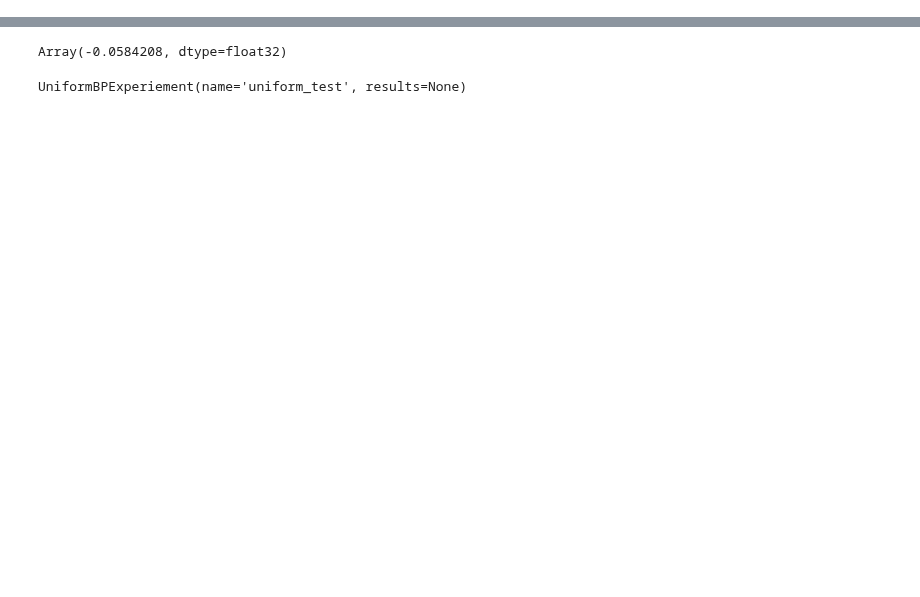
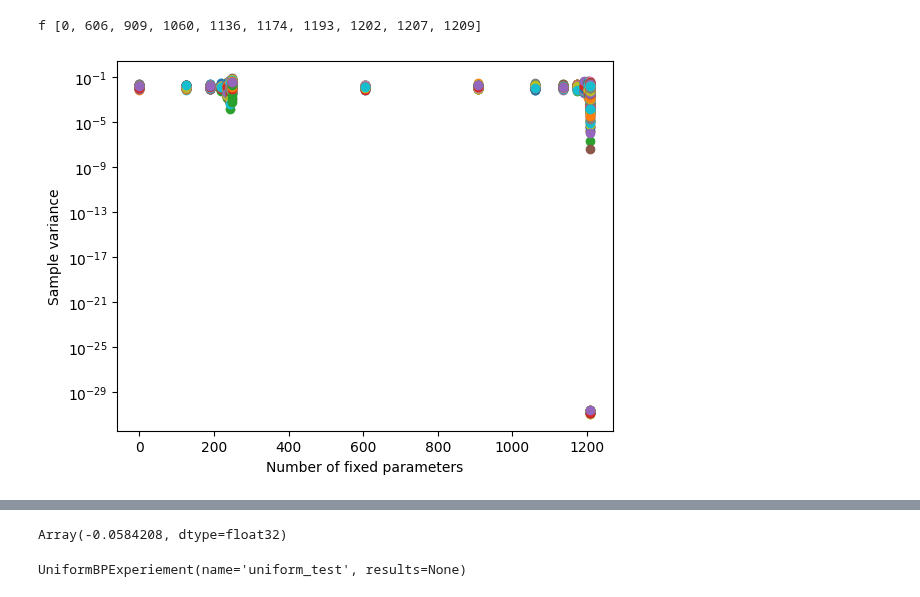
Before and after one commit to idnm/barren_traps, a Jupyter notebook: barren_traps.ipynb, the cells around one changed output, grey strips where cells are left out. Cells and saved outputs as stored; diff of their text form; code cells hidden in the pictures; blank space fills up the shorter version.

```diff
--- a/barren_traps.ipynb
+++ b/barren_traps.ipynb
@@ -306,0 +165,13 @@ class UniformBPExperiement(Experiment):
+# %%
+shexperiment = ShallowingExperiment.load('shtest')
+# %%
+num_qubits = 6
+num_layers = 100
+shexperiment.run(num_qubits, num_layers, 5, 50)
+# %% [output]
+f [0, 606, 909, 1060, 1136, 1174, 1193, 1202, 1207, 1209]
+# %%
+shexperiment.plot_results()
+plt.yscale('log')
+# %% [output]
+[figure, added]
```
Also changed, not shown: parts of 119 cells of this notebook, 5 other files.
